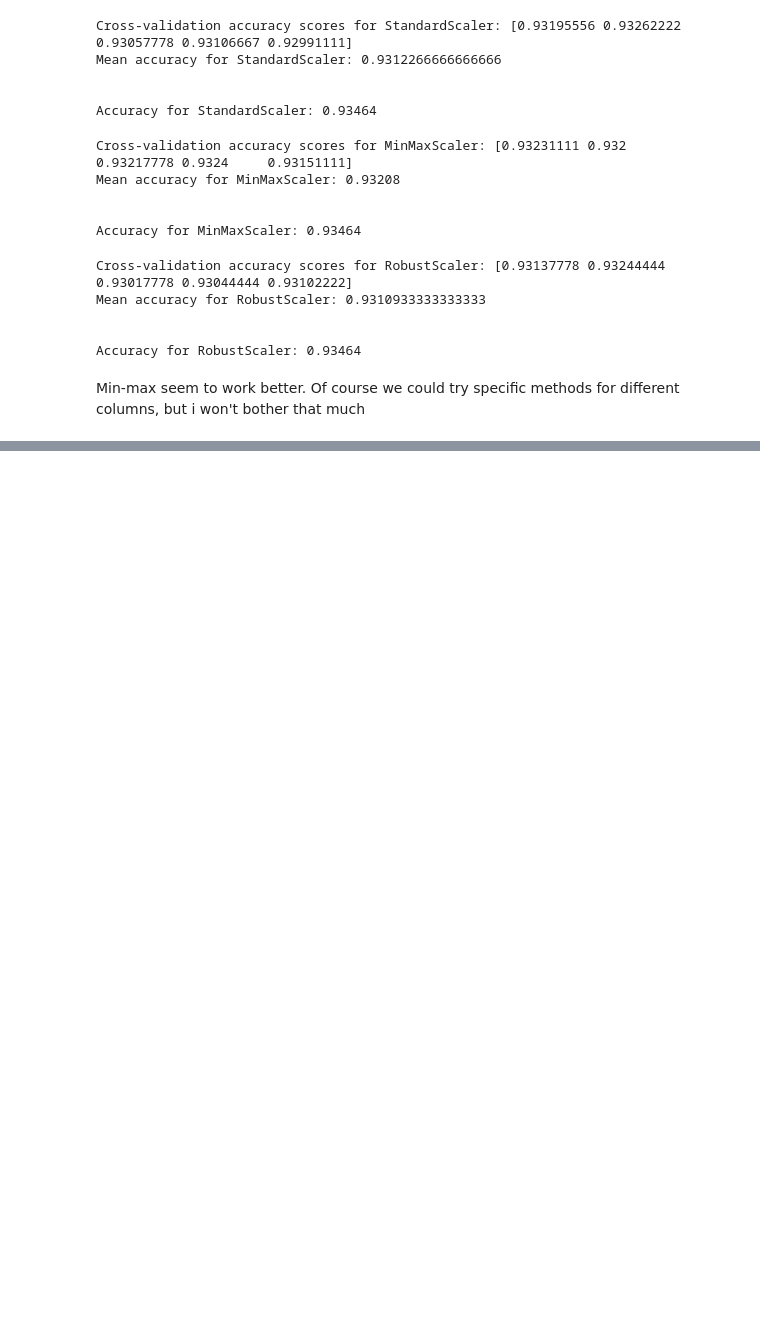
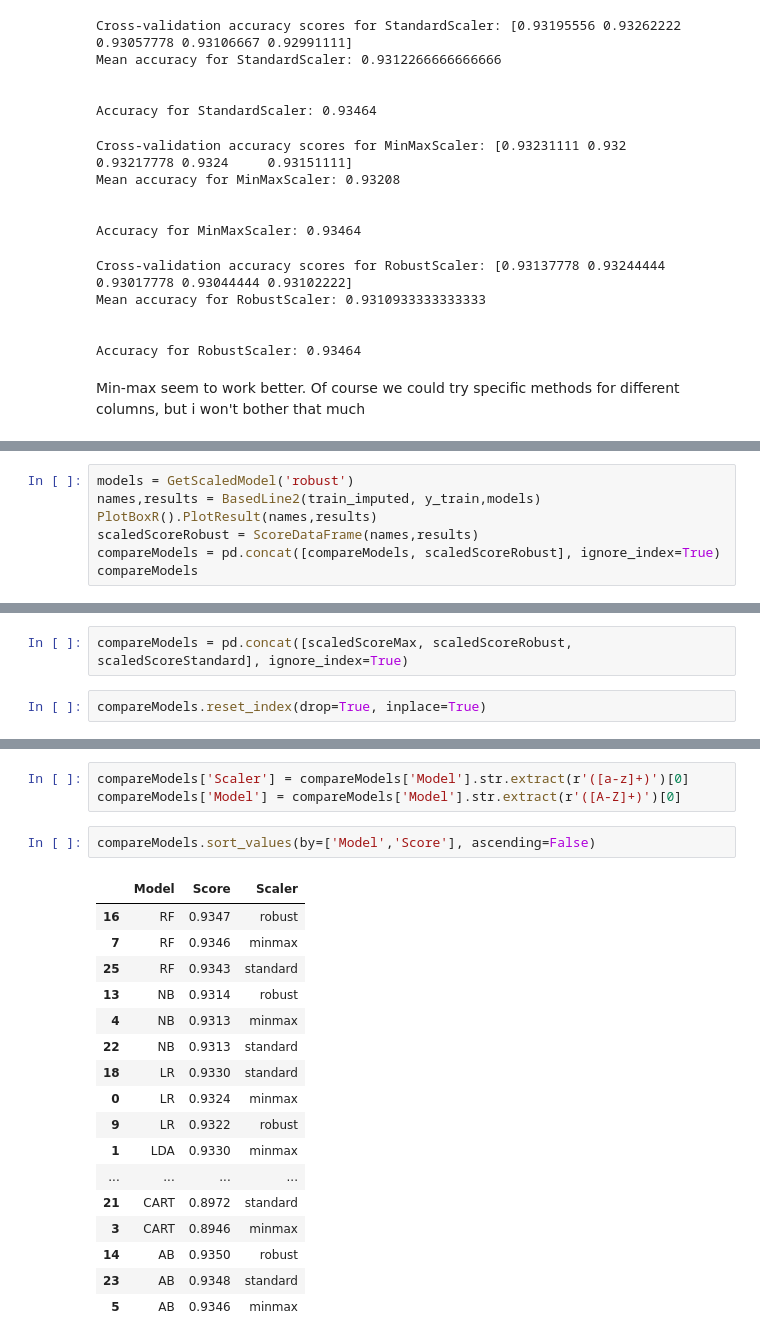
Before and after one commit to guilhermeRaibolt/kaggle_credit, a Jupyter notebook: Kaggle_credit.ipynb, the cells around one changed output, grey strips where cells are left out. Cells and saved outputs as stored; diff of their text form; blank space fills up the shorter version.

```diff
--- a/Kaggle_credit.ipynb
+++ b/Kaggle_credit.ipynb
@@ -584,0 +756,7 @@ standardNB: 0.931324 (0.000404)
+# %%
+models = GetScaledModel('robust')
+names,results = BasedLine2(train_imputed, y_train,models)
+PlotBoxR().PlotResult(names,results)
+scaledScoreRobust = ScoreDataFrame(names,results)
+compareModels = pd.concat([compareModels, scaledScoreRobust], ignore_index=True)
+compareModels
@@ -584,0 +818,4 @@ standardNB: 0.931324 (0.000404)
+# %%
+compareModels = pd.concat([scaledScoreMax, scaledScoreRobust, scaledScoreStandard], ignore_index=True)
+# %%
+compareModels.reset_index(drop=True, inplace=True)
@@ -584,0 +842,23 @@ standardNB: 0.931324 (0.000404)
+# %%
+compareModels['Scaler'] = compareModels['Model'].str.extract(r'([a-z]+)')[0]
+compareModels['Model'] = compareModels['Model'].str.extract(r'([A-Z]+)')[0]
+# %%
+compareModels.sort_values(by=['Model','Score'], ascending=False)
+# %% [output]
+|  | Model | Score | Scaler |
+| 16 | RF | 0.9347 | robust |
+| 7 | RF | 0.9346 | minmax |
+| 25 | RF | 0.9343 | standard |
+| 13 | NB | 0.9314 | robust |
+| 4 | NB | 0.9313 | minmax |
+| 22 | NB | 0.9313 | standard |
+| 18 | LR | 0.9330 | standard |
+| 0 | LR | 0.9324 | minmax |
+| 9 | LR | 0.9322 | robust |
+| 1 | LDA | 0.9330 | minmax |
+| ... | ... | ... | ... |
+| 21 | CART | 0.8972 | standard |
+| 3 | CART | 0.8946 | minmax |
+| 14 | AB | 0.9350 | robust |
+| 23 | AB | 0.9348 | standard |
+| 5 | AB | 0.9346 | minmax |
```
Also changed, not shown: parts of 33 cells of this notebook, 1 other file.
